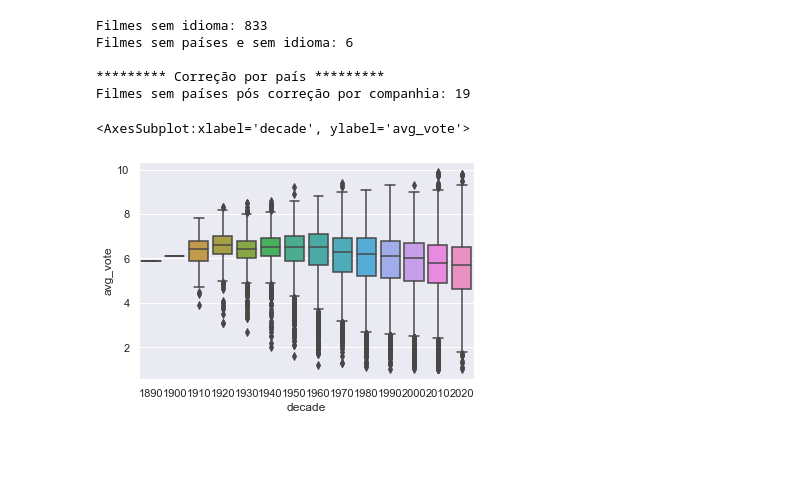
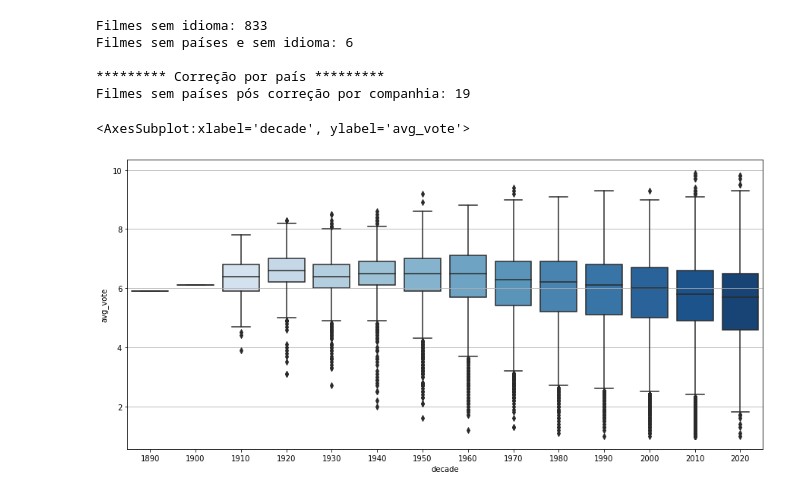
Before and after one commit to taianf/ECD-MATF37-Trabalho, a Jupyter notebook: main.ipynb, the cells around one changed output. Cells and saved outputs as stored; diff of their text form; code cells hidden in the pictures; blank space fills up the shorter version.

```diff
--- a/main.ipynb
+++ b/main.ipynb
@@ -102,6 +104,13 @@ Filmes sem países e sem idioma: 6
 
 ********* Correção por país *********
 Filmes sem países pós correção por companhia: 19
+# %%
+#df1 - definição do gênero principal
+#Quantidade de países do filme:
+df1["n_genre"]=df1["genre"].astype(str).str.count(',')+1
+#Primeiro país do filme:
+df1["first_genre"]=df1["genre"].astype(str).str.split(',').str[0]
+df1
 # %%
 #df1-Correção das datas:
 df1.loc[df1["imdb_title_id"]=="tt8206668","date_published"]=2019
@@ -112,6 +121,8 @@ df1[df1["date_published"].isnull()==True]
 #df1-Correção de anos:
 df1["year"]=pd.to_numeric(df1["year"],errors = "coerce")
 df1[df1["year"].isnull()==True]
+df1["decade"]=df1["year"]//10*10
+df1.head()
 # %%
 #Dados de pessoas - df2
 df2.info()
@@ -128,10 +139,10 @@ df4.info()
 # %%
 df4[df4["job"].notnull()]
 # %%
-#Boxplot - Notas por Ano:
-#df1.iloc[:,1:15]
-sns.color_palette("husl", 2)
-sns.boxplot(x="decade", y="avg_vote", data=df1)
+#Boxplot - Notas por Década:
+plt.subplots(figsize=(15,7))
+plt.grid()
+sns.boxplot(x="decade", y="avg_vote", data=df1,palette="Blues")
 # %% [output]
 <AxesSubplot:xlabel='decade', ylabel='avg_vote'>
-[figure, old version]
+[figure, new version]
```
Also changed, not shown: parts of 7 cells of this notebook.
